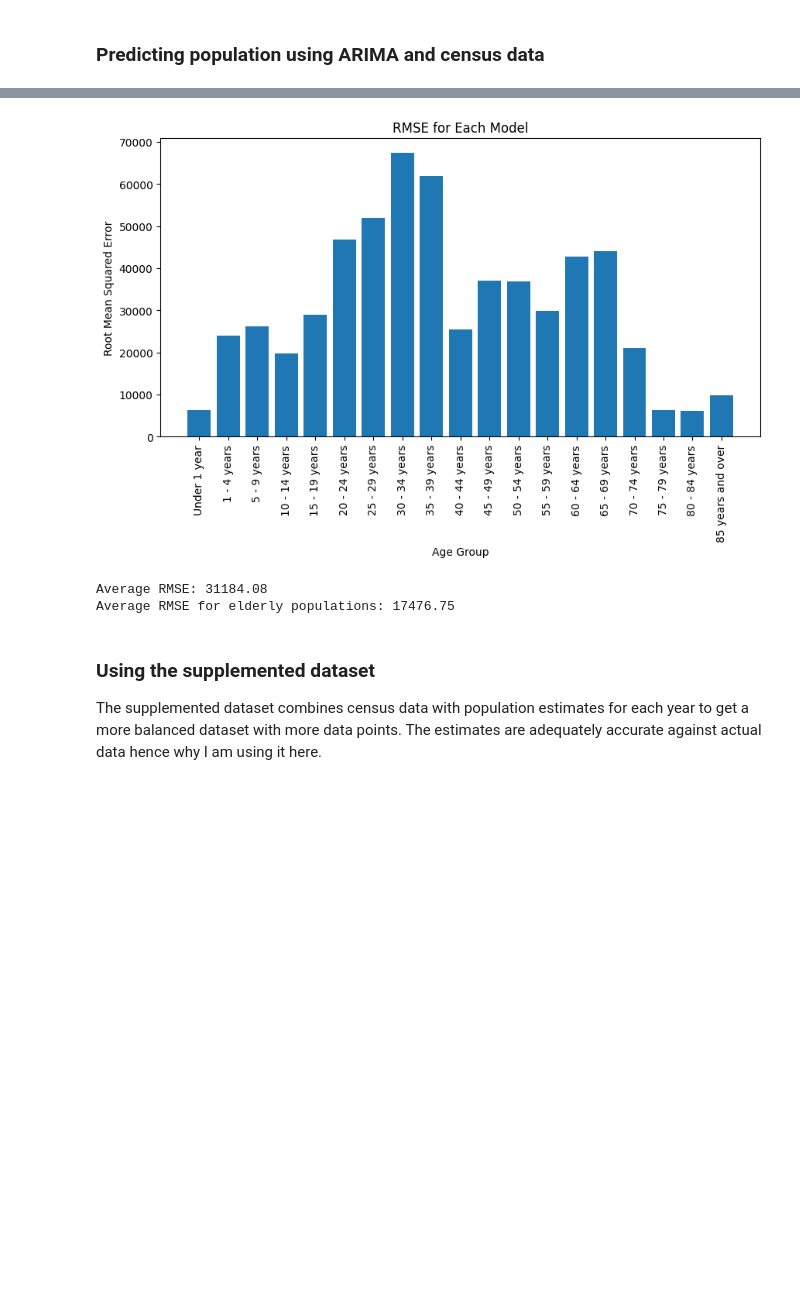
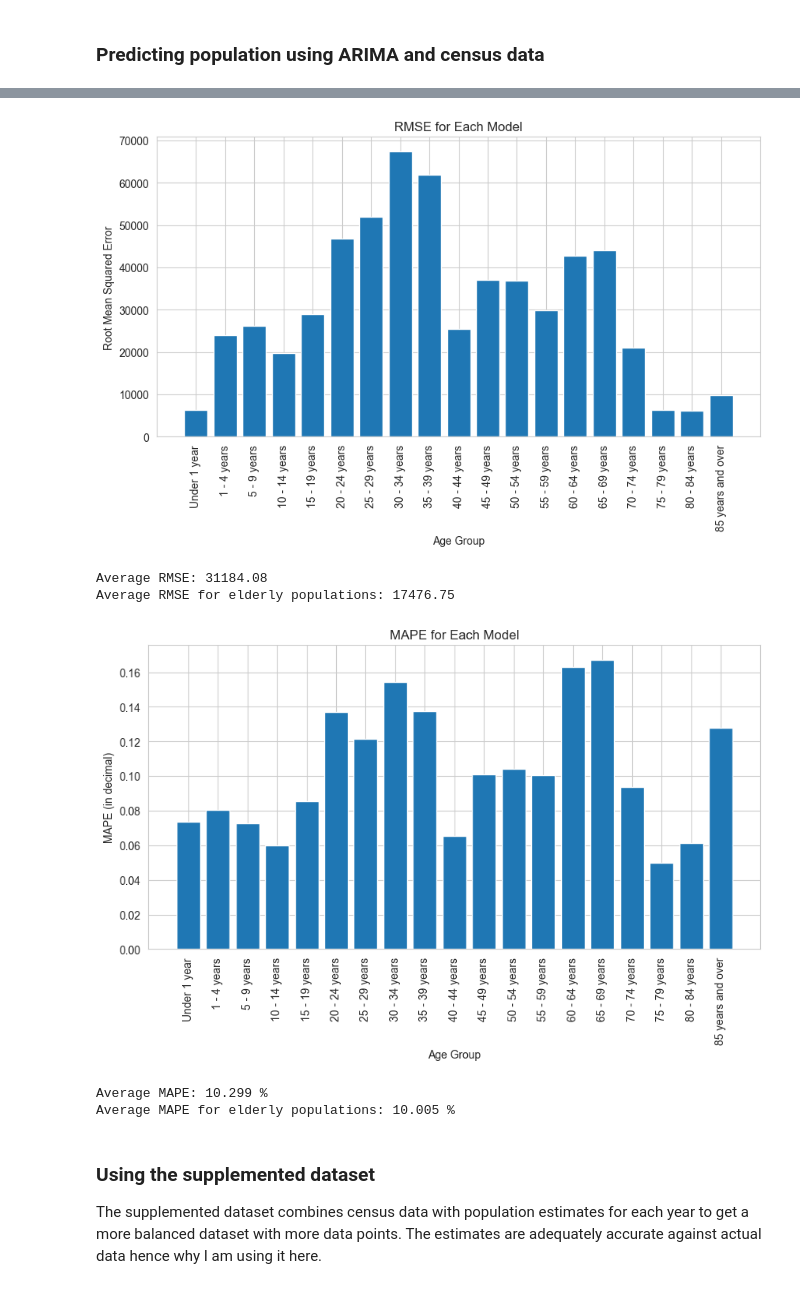
Before and after one commit to oOoOoOo0o/LM051-FYP, a Jupyter notebook: arima/age-groups.ipynb, the cells around one changed output, grey strips where cells are left out. Cells and saved outputs as stored; diff of their text form; code cells hidden in the pictures; blank space fills up the shorter version.

```diff
--- a/arima/age-groups.ipynb
+++ b/arima/age-groups.ipynb
@@ -26,6 +26,7 @@ models = {}
 # To be used in evaluation
 forecasts = []
 rmses = []
+mapes = []
 
 # Fit each model with a corresponding age group and record results
 for ag in age_groups:
@@ -37,8 +38,13 @@ for ag in age_groups:
 
     forecast = model.predict(n_periods=len(test[ag]))
 
+    forecast_series = []
+    for val in forecast:
+        forecast_series.append(val)
+
     forecasts.append(forecast)
     rmses.append(root_mean_squared_error(test[ag], forecast))
+    mapes.append(mean_absolute_percentage_error(test[ag], forecast))
 # %% [output]
 Fitting ARIMA for Age Group:  Under 1 year
 Performing stepwise search to minimize aic
@@ -321,22 +308,39 @@ plt.show()
 # %%
-# Plotting each model's root mean squared error (RMSE)
+# Plotting each model's root mean squared error (RMSE) & R^2
 plt.figure(figsize=(10, 5))
 plt.bar(np.arange(len(age_groups)), rmses)
 plt.title('RMSE for Each Model')
 plt.ylabel('Root Mean Squared Error')
 plt.xlabel('Age Group')
 plt.xticks(ticks=np.arange(len(age_groups)), labels=age_groups, rotation=90)
 plt.show()
 
 avg_rmse = round(sum(rmses) / len(rmses), 2)
 print('Average RMSE:', avg_rmse)
 
 avg_rmse = round(sum(rmses[-5:]) / 5, 2)
 print('Average RMSE for elderly populations:', avg_rmse)
+
+plt.figure(figsize=(10, 5))
+plt.bar(np.arange(len(age_groups)), mapes)
+plt.title('MAPE for Each Model')
+plt.ylabel('MAPE (in decimal)')
+plt.xlabel('Age Group')
+plt.xticks(ticks=np.arange(len(age_groups)), labels=age_groups, rotation=90)
+plt.show()
+
+avg_mape = round(sum(mapes) / len(mapes), 5) * 100
+print('Average MAPE:', avg_mape, '%')
+
+avg_mape = round(sum(mapes[-5:]) / 5, 5) * 100
+print('Average MAPE for elderly populations:', avg_mape, '%')
 # %% [output]
-[figure, old version]
+[figure, new version]
 Average RMSE: 31184.08
 Average RMSE for elderly populations: 17476.75
+[figure, added]
+Average MAPE: 10.299 %
+Average MAPE for elderly populations: 10.005 %
 # %% [markdown]
 ### Using the supplemented dataset
 The supplemented dataset combines census data with population estimates for each year to get a more balanced dataset with more data points. The estimates are adequately accurate against actual data hence why I am using it here.
```
Also changed, not shown: parts of 11 cells of this notebook.
